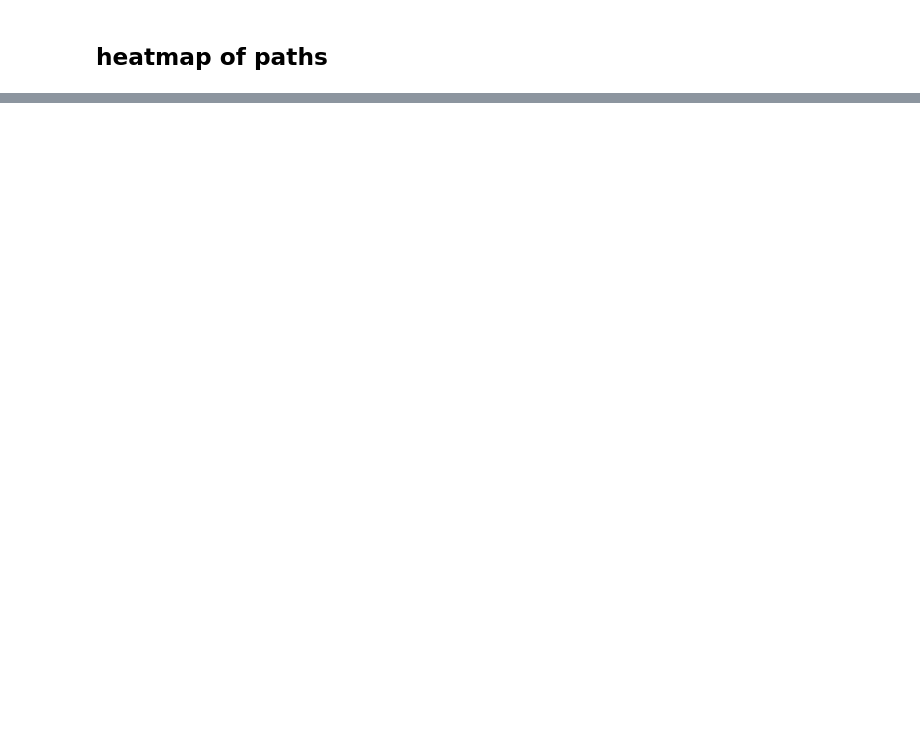
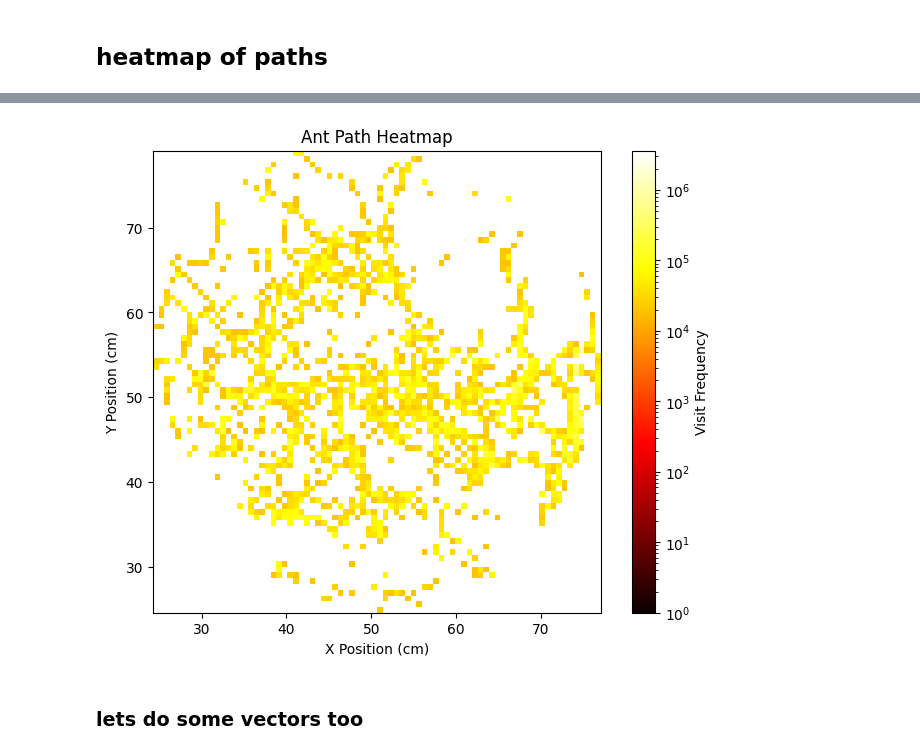
Before and after one commit to shepai/ant_trajectory, a Jupyter notebook: experimental/plotter_hardly_know_her.ipynb, the cells around one changed output, grey strips where cells are left out. Drawn from its saved outputs; the diff is of its cells as text; code cells hidden in the pictures; blank space fills up the shorter version.

```diff
--- a/experimental/plotter_hardly_know_her.ipynb
+++ b/experimental/plotter_hardly_know_her.ipynb
@@ -58,0 +65,18 @@ plt.show()
+# %%
+plt.figure(figsize=(8, 6))
+heatmap[heatmap<np.average(heatmap)*1.5]=0
+plt.imshow(
+    heatmap.T, origin='lower',
+    extent=[min(all_x), max(all_x), min(all_y), max(all_y)],
+    cmap='hot', interpolation='nearest',
+    norm=LogNorm(vmin=1, vmax=heatmap.max())
+)
+plt.colorbar(label='Visit Frequency')
+plt.xlabel('X Position (cm)')
+plt.ylabel('Y Position (cm)')
+plt.title('Ant Path Heatmap')
+plt.show()
+# %% [output]
+[figure, added]
+# %% [markdown]
+### lets do some vectors too
```
Also changed, not shown: parts of 5 cells of this notebook.
